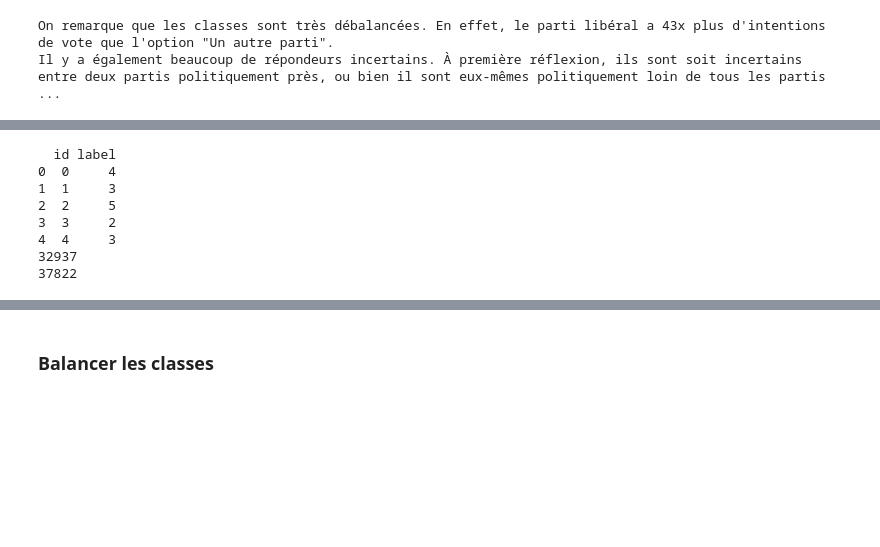
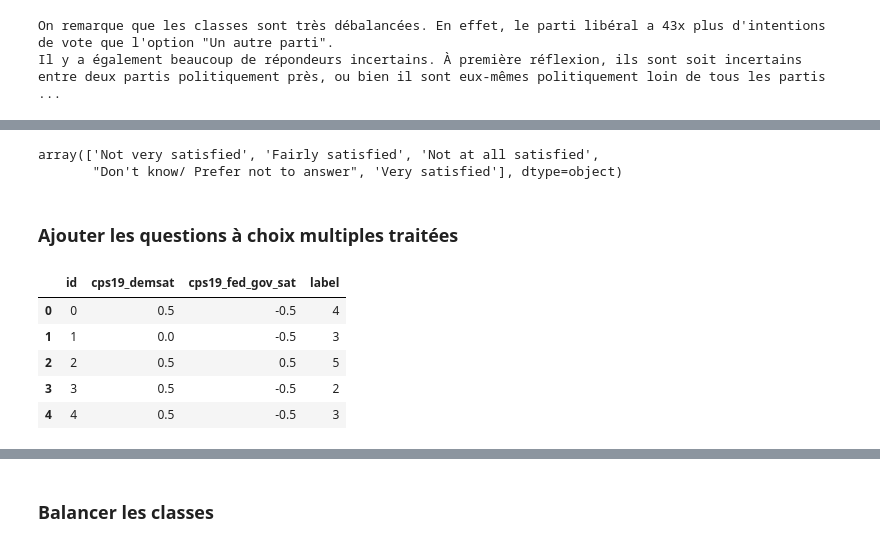
Before and after one commit to n0aaz/Projet_GLO-7027, a Jupyter notebook: traitementDonnees.ipynb, the cells around one changed output, grey strips where cells are left out. Saved outputs shown, nothing was run; the diff lists cells and outputs as text; code cells hidden in the pictures; blank space fills up the shorter version.

Commit message:
Ajout de colonnes features et déplacement de label vers la fin du frame

```diff
--- a/traitementDonnees.ipynb
+++ b/traitementDonnees.ipynb
@@ -198,20 +137,22 @@ int_to_class_dic = {
     7: classes[7],
 }
 
+id_column = "id"
+label_column = "label"
 label_questions = ['cps19_votechoice', 'cps19_votechoice_pr', 'cps19_vote_unlikely', 'cps19_vote_unlike_pr', 'cps19_v_advance']
 label_detail_questions = ['cps19_votechoice_7_TEXT', 'cps19_votechoice_pr_7_TEXT', 'cps19_vote_unlikely_7_TEXT', 'cps19_vote_unlike_pr_7_TEXT', 'cps19_v_advance_7_TEXT', 'cps19_vote_lean', 'cps19_vote_lean_7_TEXT', 'cps19_vote_lean_pr', 'cps19_vote_lean_pr_7_TEXT', 'cps19_2nd_choice', 'cps19_2nd_choice_7_TEXT', 'cps19_2nd_choice_pr', 'cps19_2nd_choice_pr_7_TEXT', 'cps19_not_vote_for_1', 'cps19_not_vote_for_2', 'cps19_not_vote_for_3', 'cps19_not_vote_for_4', 'cps19_not_vote_for_5', 'cps19_not_vote_for_6', 'cps19_not_vote_for_7', 'cps19_not_vote_for_8', 'cps19_not_vote_for_9', 'cps19_not_vote_for_7_TEXT']
 # %% [markdown]
 ### Évaluation de l'équilibre des classes
 # %%
 label_count = {
-    'Another party (please specify)': 0,
-    'Bloc Qu<e9>b<e9>cois': 0,
-    'Conservative Party': 0,
-    "Don't know/ Prefer not to answer": 0,
-    'Green Party': 0,
-    'Liberal Party': 0,
-    'ndp': 0,
-    "People's Party": 0
+    classes[0]: 0,
+    classes[1]: 0,
+    classes[2]: 0,
+    classes[3]: 0,
+    classes[4]: 0,
+    classes[5]: 0,
+    classes[6]: 0,
+    classes[7]: 0
 }
 
 
@@ -244,6 +187,6 @@ Il y a également beaucoup de répondeurs incertains. À première réflexion, i
 # %%
 # Create blank dataframe
-clean_df = pd.DataFrame(columns=["id", "label"])
+clean_df = pd.DataFrame(columns=[id_column, label_column])
 
 # Loop through the rows of the df
 for index, row in df.iterrows():
@@ -258,4 +201,6 @@ for index, row in df.iterrows():
 
     # Add the row
     if label is not None:
-        clean_df = clean_df.append({"id": index - 1, "label": label}, ignore_index=True) # index - 1 pour commencer à zéro (iterrows commence à 1)
+        clean_df = clean_df.append({id_column: index - 1, label_column: label}, ignore_index=True) # index - 1 pour commencer à zéro (iterrows commence à 1)
+
+clean_df.head()
@@ -262,15 +214,29 @@ for index, row in df.iterrows():
-# %%
-print(clean_df.head())
-
-# Get the df row count
-print(clean_df.shape[0])
-print(df.shape[0])
-# %% [output]
-  id label
-0  0     4
-1  1     3
-2  2     5
-3  3     2
-4  4     3
-32937
-37822
+# %%
+df_trimmed['cps19_fed_gov_sat'].unique()
+# %% [output]
+array(['Not very satisfied', 'Fairly satisfied', 'Not at all satisfied',
+       "Don't know/ Prefer not to answer", 'Very satisfied'], dtype=object)
+# %% [markdown]
+### Ajouter les questions à choix multiples traitées
+# %%
+answer_order_dic = {
+    'cps19_demsat': [4, 3, 1, 0, 2],
+    'cps19_fed_gov_sat': [2, 0, 3, 1, 4],
+}
+
+for question, answer_order in answer_order_dic.items():
+    normalized_answers = util.get_normalized_ordinal_question_answers(df, answer_order_dic, question)
+    # Add answers to clean_df with matching ID
+    for index, row in clean_df.iterrows():
+        row_id = row[id_column]
+        label = row[label_column]
+        clean_df.at[index - 1, question] = normalized_answers.get(row_id)
+
+clean_df.head()
+# %% [output]
+|  | id | cps19_demsat | cps19_fed_gov_sat | label |
+| 0 | 0 | 0.5 | -0.5 | 4 |
+| 1 | 1 | 0.0 | -0.5 | 3 |
+| 2 | 2 | 0.5 | 0.5 | 5 |
+| 3 | 3 | 0.5 | -0.5 | 2 |
+| 4 | 4 | 0.5 | -0.5 | 3 |
```
Also changed, not shown: parts of 13 cells of this notebook, 1 other file.
